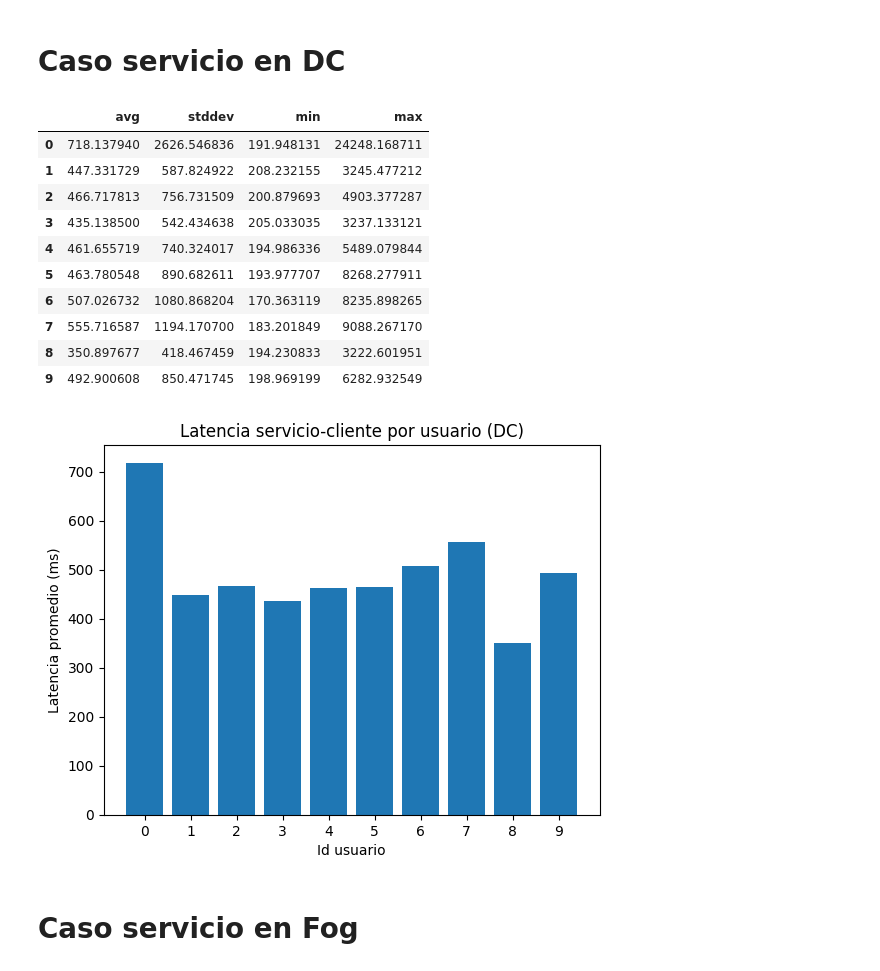
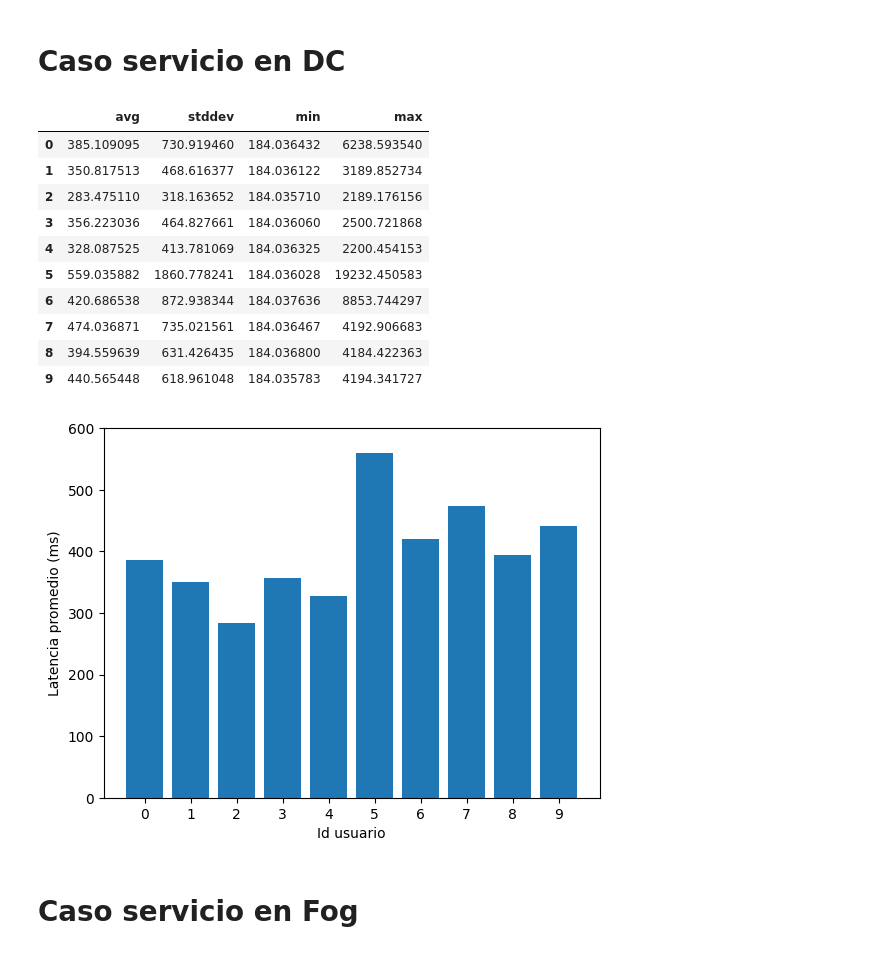
Before and after one commit to UlyssesDeAguilar/Simcan2Fog, a Jupyter notebook: simulations/EdgeMediumScenario/analysis/delays.ipynb, the cells around one changed output. Cells and saved outputs as stored; diff of their text form; code cells hidden in the pictures.

```diff
--- a/simulations/EdgeMediumScenario/analysis/delays.ipynb
+++ b/simulations/EdgeMediumScenario/analysis/delays.ipynb
@@ -39,7 +39,7 @@ targetDcDelay = pd.read_csv("targetDcDelay.csv",converters = {
     'vecvalue': parse_ndarray})
 
 # Filtramos end-to-end delay +  eliminamos los NaN
-vec = targetDcDelay[(targetDcDelay.name == 'endToEndDelay:vector') & (targetDcDelay.type == "vector")].sort_values(["module"])
+vec = targetDcDelay[(targetDcDelay.name == 'roundTripTime:vector') & (targetDcDelay.type == "vector")].sort_values(["module"])
 vec["vecvalue"] = vec["vecvalue"].apply(lambda x: x * 1000)
 
 data = []
@@ -52,26 +52,28 @@ usersDcDelay = pd.DataFrame(data, columns = ["avg", "stddev", "min", "max"])
 usersDcDelay
 # %% [output]
 |  | avg | stddev | min | max |
-| 0 | 718.137940 | 2626.546836 | 191.948131 | 24248.168711 |
-| 1 | 447.331729 | 587.824922 | 208.232155 | 3245.477212 |
-| 2 | 466.717813 | 756.731509 | 200.879693 | 4903.377287 |
-| 3 | 435.138500 | 542.434638 | 205.033035 | 3237.133121 |
-| 4 | 461.655719 | 740.324017 | 194.986336 | 5489.079844 |
-| 5 | 463.780548 | 890.682611 | 193.977707 | 8268.277911 |
-| 6 | 507.026732 | 1080.868204 | 170.363119 | 8235.898265 |
-| 7 | 555.716587 | 1194.170700 | 183.201849 | 9088.267170 |
-| 8 | 350.897677 | 418.467459 | 194.230833 | 3222.601951 |
-| 9 | 492.900608 | 850.471745 | 198.969199 | 6282.932549 |
+| 0 | 385.109095 | 730.919460 | 184.036432 | 6238.593540 |
+| 1 | 350.817513 | 468.616377 | 184.036122 | 3189.852734 |
+| 2 | 283.475110 | 318.163652 | 184.035710 | 2189.176156 |
+| 3 | 356.223036 | 464.827661 | 184.036060 | 2500.721868 |
+| 4 | 328.087525 | 413.781069 | 184.036325 | 2200.454153 |
+| 5 | 559.035882 | 1860.778241 | 184.036028 | 19232.450583 |
+| 6 | 420.686538 | 872.938344 | 184.037636 | 8853.744297 |
+| 7 | 474.036871 | 735.021561 | 184.036467 | 4192.906683 |
+| 8 | 394.559639 | 631.426435 | 184.036800 | 4184.422363 |
+| 9 | 440.565448 | 618.961048 | 184.035783 | 4194.341727 |
 # %%
-plt.title("Latencia servicio-cliente por usuario (DC)")
 plt.ylabel("Latencia promedio (ms)")
 plt.xlabel("Id usuario")
 plt.bar(usersDcDelay.index, usersDcDelay.avg) #drawstyle='steps-post')
 ax = plt.gca()
 ax.set_xticks(range(0,10))
-plt.show()
+ax.set_ylim([0,600])
+fig = plt.gcf()
+fig.savefig("mediumDelaysDc.pdf")
+#plt.show()
 # %% [output]
-[figure, old version]
+[figure, new version]
 # %% [markdown]
 # Caso servicio en Fog
 # %%
```
Also changed, not shown: parts of 5 cells of this notebook, 26 other files.
